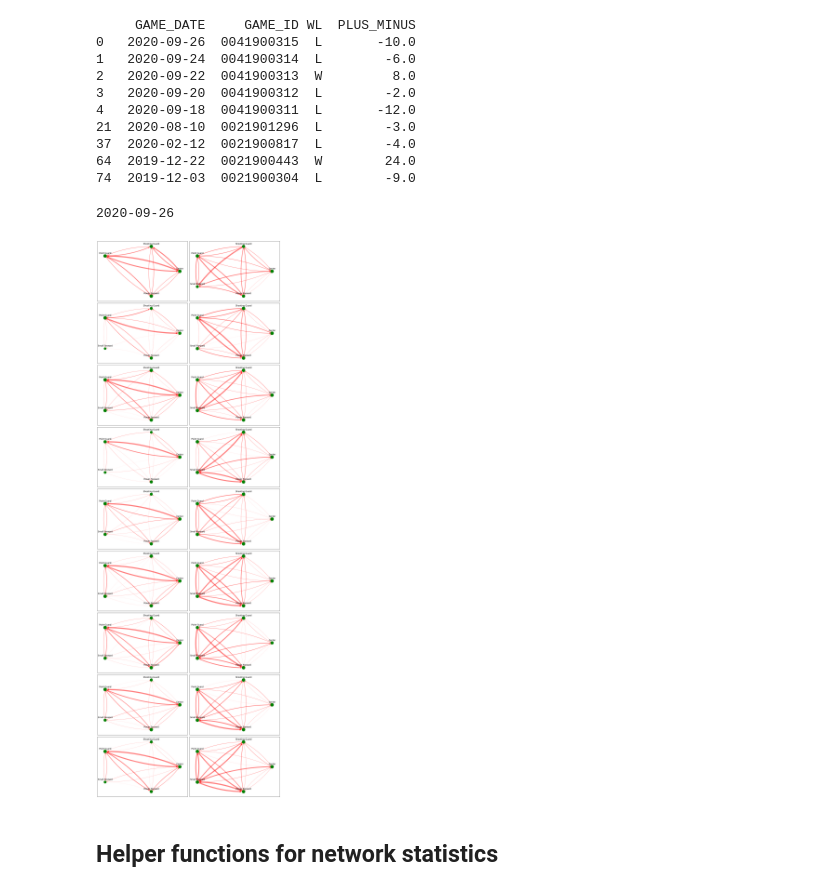
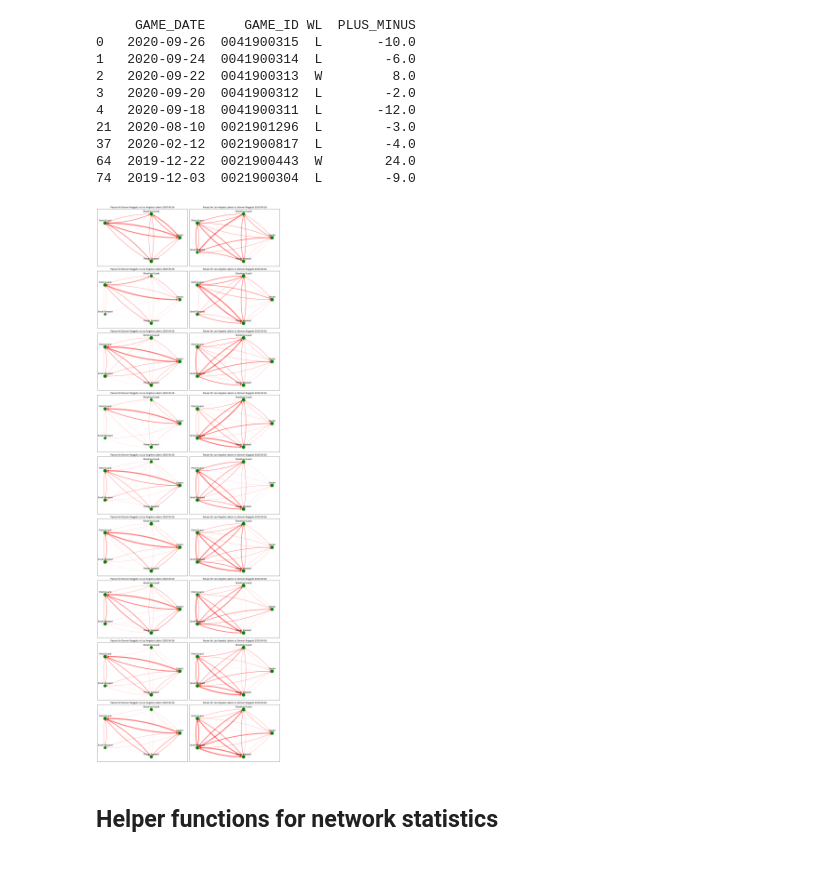
Before and after one commit to ZanKorosak/INAProject, a Jupyter notebook: main.ipynb, the cells around one changed output. Drawn from its saved outputs; the diff is of its cells as text; code cells hidden in the pictures.

Commit message:
Added plot for passes. Reverted pickle deletion.

```diff
--- a/main.ipynb
+++ b/main.ipynb
@@ -108,7 +108,7 @@ def get_player_pos(player_id, game_id):
 
     # Read players from pickle if it is already saved
     try:
-        with open(dataset_path + '/player_positions.pkl', 'rb') as f:
+        with open(dataset_path + '/player_positions_exact.pkl', 'rb') as f:
             players = pickle.load(f)
     except:
         players = {"Will Barton": "Shooting Guard", "Jamal Murray": "Point Guard", "Gary Harris": "Shooting Guard", "Paul Millsap": "Power Forward", "Nikola Jokic": "Center",
@@ -127,8 +127,6 @@ def get_player_pos(player_id, game_id):
                     "JR Smith": "Shooting Guard", "Ishmael Smith": "Point Guard", "Anzejs Pasecniks": "Center", "Johnathan Williams": "Power Forward", "Garrison Mathews": "Shooting Guard",
                 }
 
-
-
     # Read pickle for postiions
     try:
         with open(dataset_path + '/player_positions.pickle', 'rb') as f:
@@ -441,7 +421,7 @@ def transform_to_pos_nw(network):
 
     # Create a new network for positions
     position_network = nx.DiGraph()
-
+    position_network.name = network.name
 
     # Group nodes by position
     position_nodes = {}
@@ -908,14 +888,7 @@ print(den_games)
 37  2020-02-12  0021900817  L        -4.0
 64  2019-12-22  0021900443  W        24.0
 74  2019-12-03  0021900304  L        -9.0
-# %%
-game_date = den_games.loc[den_games['GAME_ID'] == f"0041900315"].iloc[0]['GAME_DATE']
-
-print(game_date)
-# %% [output]
-2020-09-26
 # %%
-from nba_api.stats.endpoints import boxscoretraditionalv2
 games_data = pd.read_csv('datasets/2019_Players.csv')
 team_ids = {'DEN': 1610612743, 'LAL': 1610612747}
 
@@ -925,37 +898,39 @@ game_ids = games_data['GAME_ID'].unique()
 figsize = (15, 5 * len(game_ids))
 fig, axs = plt.subplots(nrows = len(game_ids),
                         ncols =2,
                         # Adjust the height of the subplots based on the number of games
                         figsize= figsize
                         )
 
 # Iterate unique game_id
 for i,game_id in enumerate(game_ids):
 
     # Get all rows with this game_id
     game_data = games_data.loc[games_data['GAME_ID'] == game_id]
 
     # Get networks for both teams
     den_network, lal_network = get_nw_passes([team_ids['DEN'], team_ids['LAL']] , game_data, as_pos=False)
 
     # Get game date from den_games dataframe
-    game_date = den_games.loc[den_games['GAME_ID'] == f"0041900315"].iloc[0]['GAME_DATE']
+    game_date = den_games.loc[den_games['GAME_ID'] == f"00{game_id}"].iloc[0]['GAME_DATE']
 
-    den_network.name = f"Passes for Denver Nuggets vs Los Angeles Lakers-{game_date[1].strip()}"
-    lal_network.name = f"Passes for Los Angeles Lakers vs Denver Nuggets-{game_date[1].strip()}"
+    den_network.name = f"Passes for Denver Nuggets vs Los Angeles Lakers-{game_date}"
+    lal_network.name = f"Passes for Los Angeles Lakers vs Denver Nuggets-{game_date}"
 
     pos_den_network = transform_to_pos_nw(den_network)
     pos_lal_network = transform_to_pos_nw(lal_network)
 
     #get_passes_plots(den_network, axs[i, 0])
     #get_passes_plots(lal_network, axs[i, 1])
 
     get_passes_plots(pos_den_network, axs[i, 0])
     get_passes_plots(pos_lal_network, axs[i, 1])
 
     plt.tight_layout()
+
+    plt.savefig(f'./plots/den_vs_lal_2019_passes.png')
 # %% [output]
-[figure, old version]
+[figure, new version]
 # %%
 foul_nw_array = []
 team_ids = {'DEN': 1610612743, 'LAL': 1610612747}
```
Also changed, not shown: parts of 2 cells of this notebook, 3 other files.
